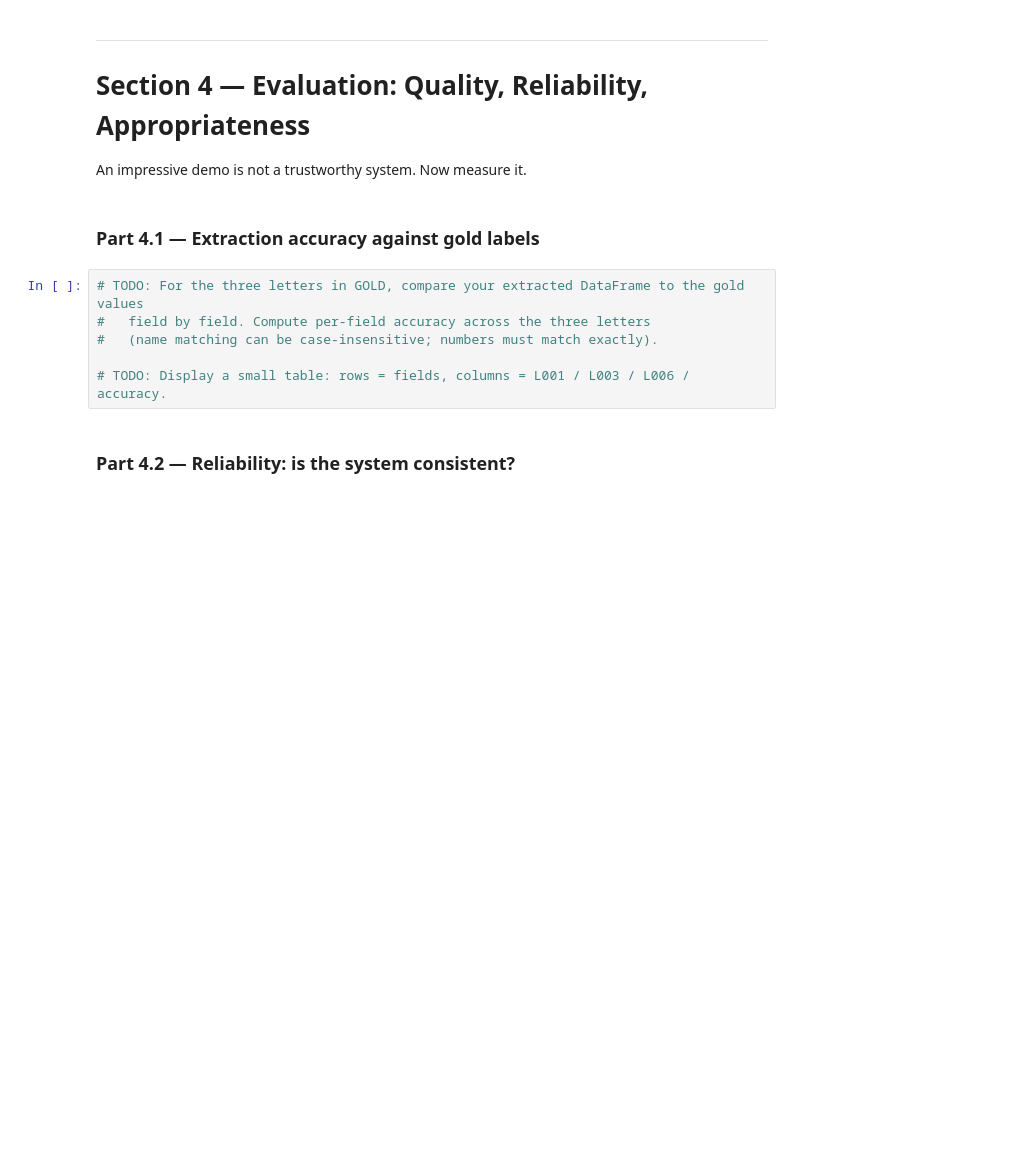
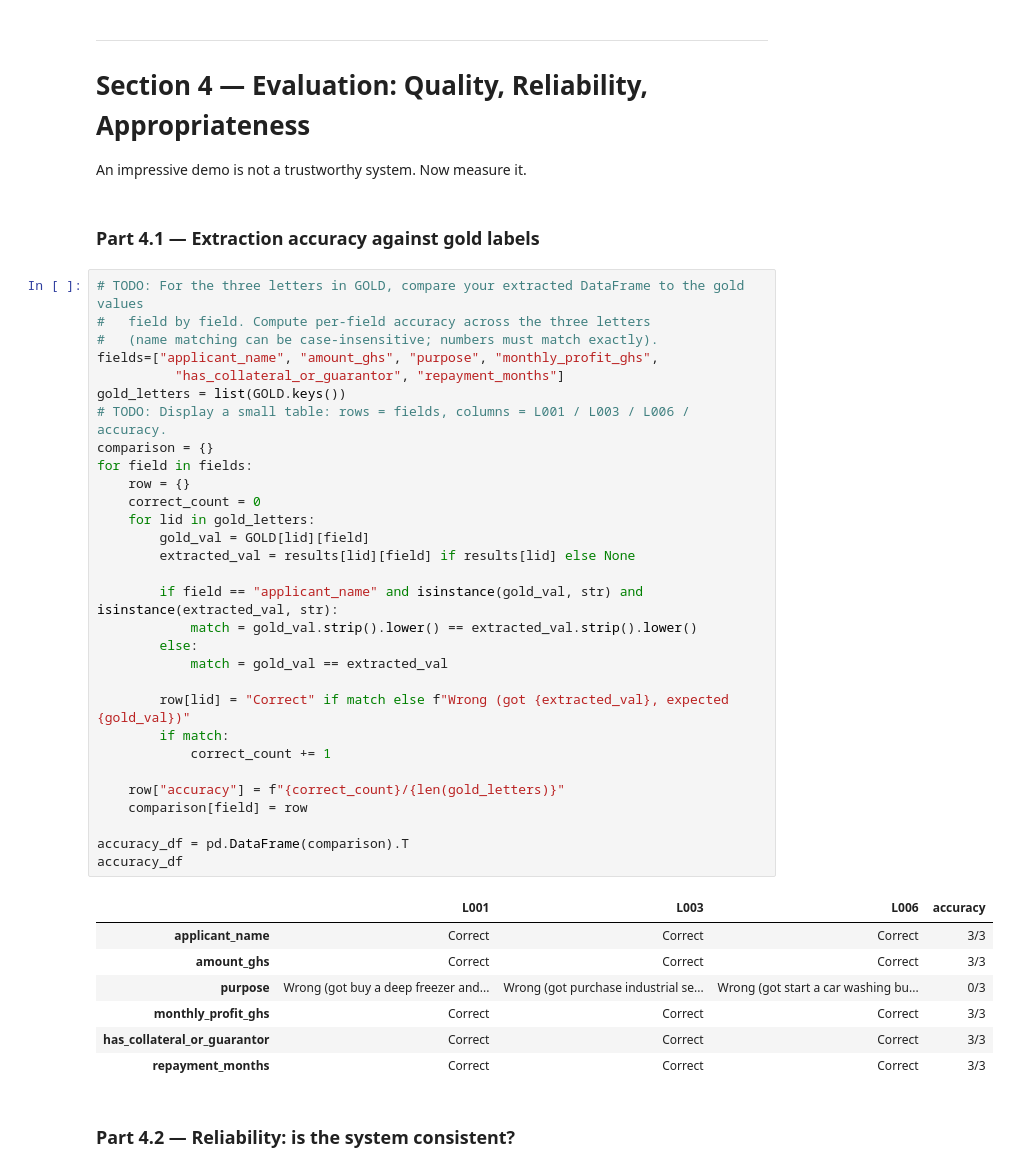
Before and after one commit to OmuwaGeorge/lab-4-llm-decision-support, a Jupyter notebook: lab_4.ipynb, the cells around one changed output. Saved outputs shown, nothing was run; the diff lists cells and outputs as text; blank space fills up the shorter version.

```diff
--- a/lab_4.ipynb
+++ b/lab_4.ipynb
@@ -541,9 +541,41 @@ An impressive demo is not a trustworthy system. Now measure it.
 # %%
 # TODO: For the three letters in GOLD, compare your extracted DataFrame to the gold values
 #   field by field. Compute per-field accuracy across the three letters
 #   (name matching can be case-insensitive; numbers must match exactly).
+fields=["applicant_name", "amount_ghs", "purpose", "monthly_profit_ghs",
+          "has_collateral_or_guarantor", "repayment_months"]
+gold_letters = list(GOLD.keys())
+# TODO: Display a small table: rows = fields, columns = L001 / L003 / L006 / accuracy.
+comparison = {}
+for field in fields:
+    row = {}
+    correct_count = 0
+    for lid in gold_letters:
+        gold_val = GOLD[lid][field]
+        extracted_val = results[lid][field] if results[lid] else None
 
-# TODO: Display a small table: rows = fields, columns = L001 / L003 / L006 / accuracy.
+        if field == "applicant_name" and isinstance(gold_val, str) and isinstance(extracted_val, str):
+            match = gold_val.strip().lower() == extracted_val.strip().lower()
+        else:
+            match = gold_val == extracted_val
+
+        row[lid] = "Correct" if match else f"Wrong (got {extracted_val}, expected {gold_val})"
+        if match:
+            correct_count += 1
+
+    row["accuracy"] = f"{correct_count}/{len(gold_letters)}"
+    comparison[field] = row
+
+accuracy_df = pd.DataFrame(comparison).T
+accuracy_df
+# %% [output]
+|  | L001 | L003 | L006 | accuracy |
+| applicant_name | Correct | Correct | Correct | 3/3 |
+| amount_ghs | Correct | Correct | Correct | 3/3 |
+| purpose | Wrong (got buy a deep freezer and... | Wrong (got purchase industrial se... | Wrong (got start a car washing bu... | 0/3 |
+| monthly_profit_ghs | Correct | Correct | Correct | 3/3 |
+| has_collateral_or_guarantor | Correct | Correct | Correct | 3/3 |
+| repayment_months | Correct | Correct | Correct | 3/3 |
 # %% [markdown]
 ### Part 4.2 — Reliability: is the system consistent?
 # %%
```
